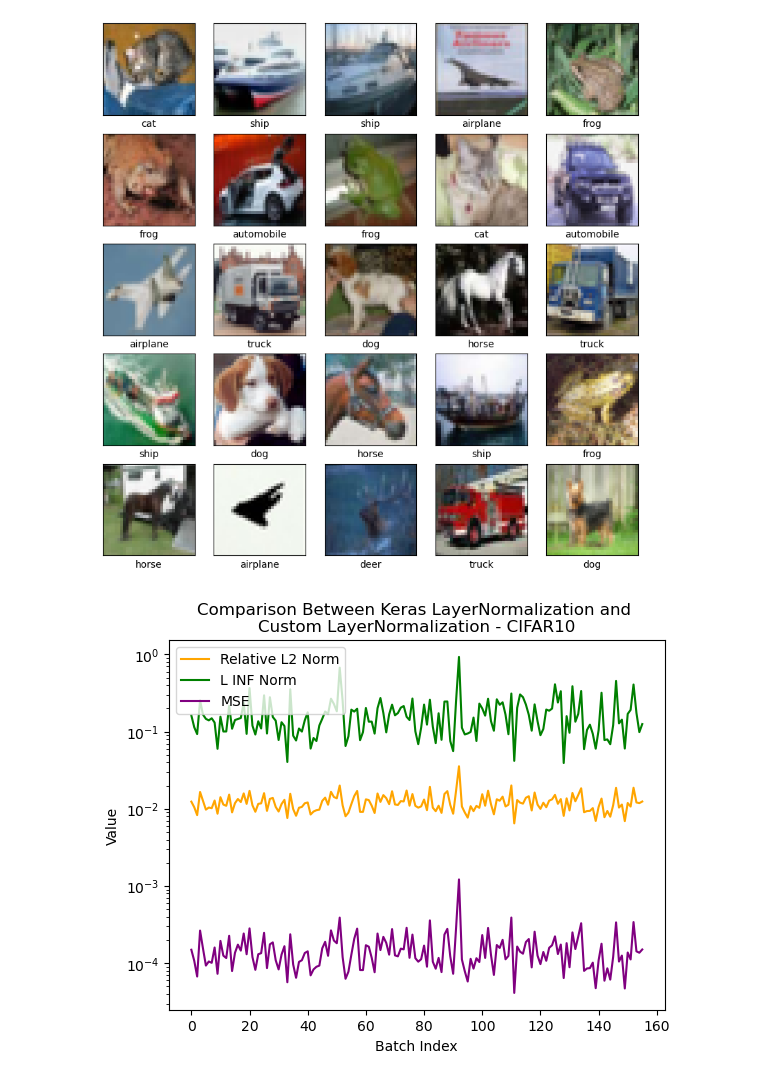
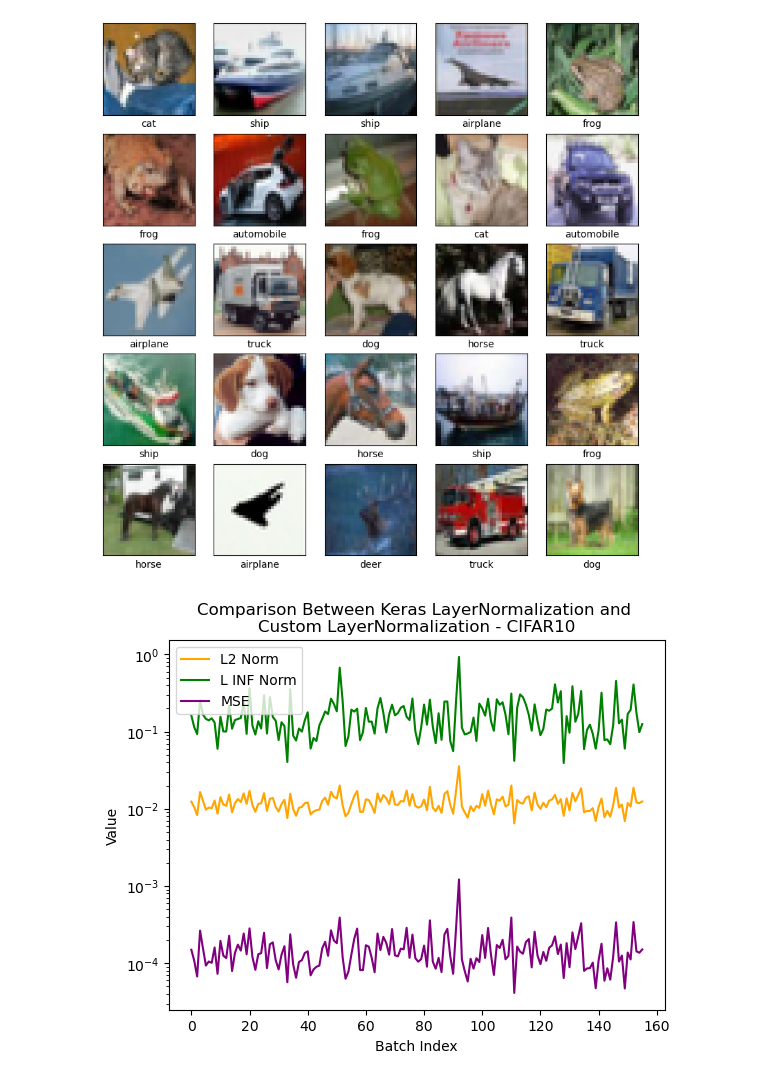
Before and after one commit to gw3ntd/ml2_proj2, a Jupyter notebook: cifarcomp.ipynb, the cells around one changed output. Saved outputs shown, nothing was run; the diff lists cells and outputs as text; code cells hidden in the pictures.

Commit message:
fixed graphs

```diff
--- a/cifarcomp.ipynb
+++ b/cifarcomp.ipynb
@@ -46,14 +46,14 @@ get_custom_vals(X_valid)
 # %%
 df2 = comp_layer(X_valid, axis=[1, 2, 3])
 # %%
-plt.plot(df2[0], label="Relative L2 Norm", color="orange")
+plt.plot(df2[0], label="L2 Norm", color="orange")
 plt.plot(df2[1], label="L INF Norm", color="green")
 plt.plot(df2[2], label="MSE", color="purple")
 plt.yscale('log')
 plt.title("Comparison Between Keras LayerNormalization and \nCustom LayerNormalization - CIFAR10")
 plt.xlabel("Batch Index")
 plt.ylabel("Value")
 plt.legend()
 plt.show()
 # %% [output]
-[figure, old version]
+[figure, new version]
```
Also changed, not shown: 3 other files.
